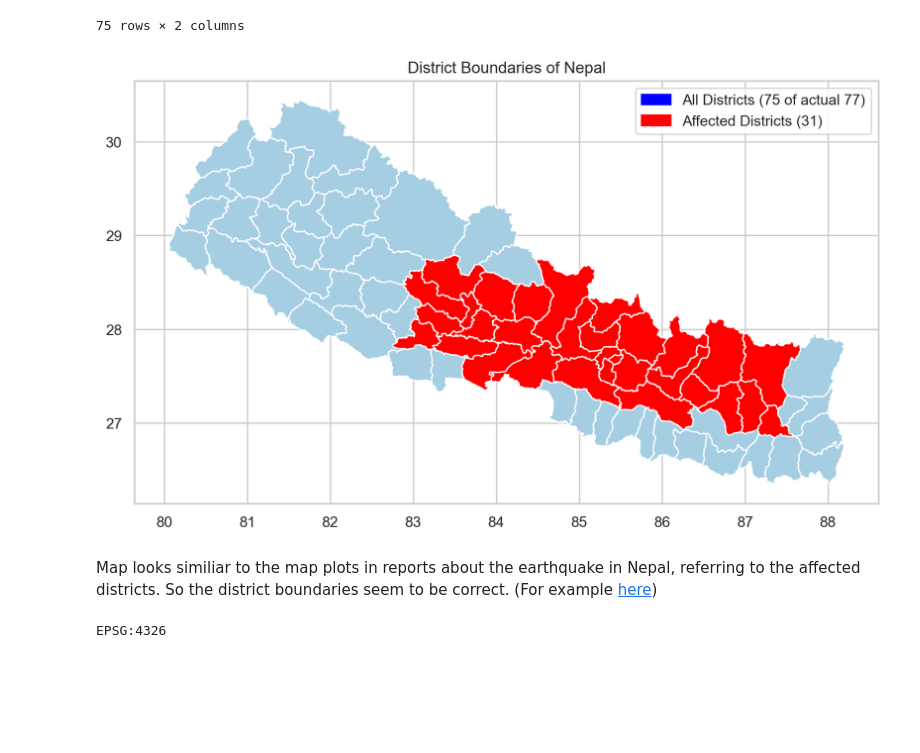
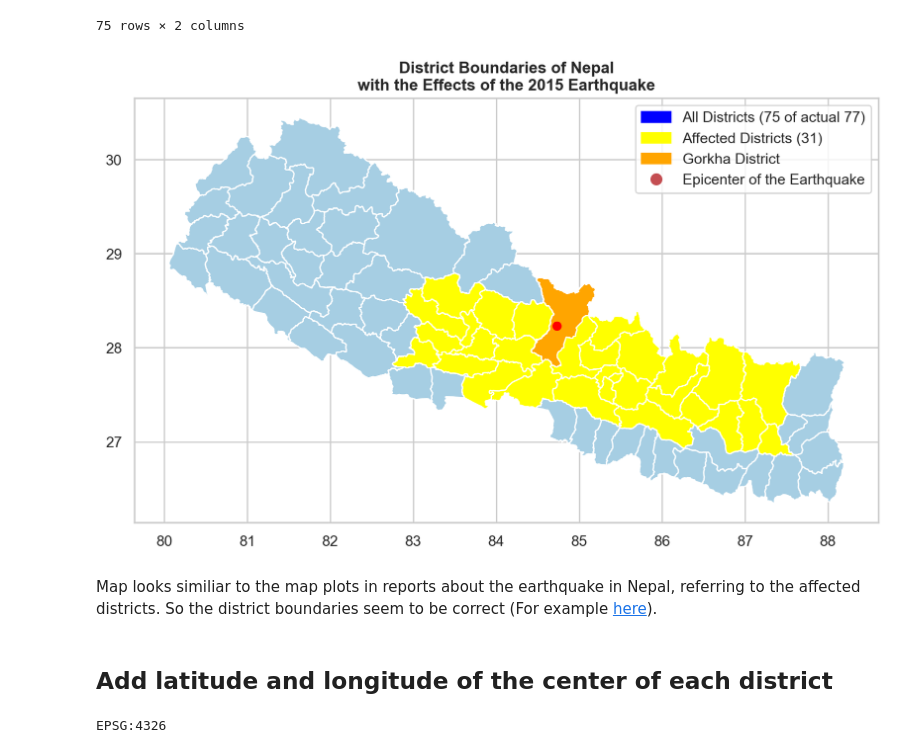
Before and after one commit to nina-prog/richters-predictor-modeling-earthquake-damage, a Jupyter notebook: notebooks/week06/week06-geo-level-mapping.ipynb, the cells around one changed output. Cells and saved outputs as stored; diff of their text form; code cells hidden in the pictures; blank space fills up the shorter version.

```diff
--- a/notebooks/week06/week06-geo-level-mapping.ipynb
+++ b/notebooks/week06/week06-geo-level-mapping.ipynb
@@ -112,26 +117,38 @@ gdf_districts
 # %%
 # Plot the district boundaries
 fig, ax = plt.subplots(figsize = (10,10))
 
 # Plot all districts
 gdf_districts.plot(ax=ax, label=f'All Districts ({gdf_districts.shape[0]} of actual 77)')
 # Plot only affected districts, where surcey has taken place
 affected_districts = gdf_districts[gdf_districts['district'].isin(df_survey_stats['district'])]
-affected_districts.plot(ax=ax, color='red', label=f'Affected Districts ({affected_districts.shape[0]})')
+affected_districts.plot(ax=ax, color='yellow', label=f'Affected Districts ({affected_districts.shape[0]})')
+# Plot district with epicenter of the earthquake
+district_gorkha = gdf_districts[gdf_districts['district'] == 'Gorkha']
+district_gorkha.plot(ax=ax, color='orange', label='Gorkha')
+# Plot the epicenter of the earthquake
+plt.plot(84.731, 28.230, 'o', color='red' ,label='Epicenter of the Earthquake')
 
 # Set title
-ax.set_title('District Boundaries of Nepal')
+ax.set_title('District Boundaries of Nepal' + '\n' + 'with the Effects of the 2015 Earthquake', fontweight='bold')
 # Create custom legend handles
 all_districts_handle = Patch(color='blue', label='All Districts (75 of actual 77)')
-affected_districts_handle = Patch(color='red', label='Affected Districts (31)')
+affected_districts_handle = Patch(color='yellow', label='Affected Districts (31)')
+gorkha_district_handle = Patch(color='orange', label='Gorkha District')
+epicenter_handle = Line2D([0], [0], marker='o', color='w', label='Epicenter of the Earthquake', markerfacecolor='r', markersize=10)
 # Display the legend with custom handles
-plt.legend(handles=[all_districts_handle, affected_districts_handle])
+ax.legend(handles=[all_districts_handle,
+                   affected_districts_handle,
+                   gorkha_district_handle,
+                   epicenter_handle], loc='upper right')
 # Show the plot
 plt.show()
 # %% [output]
-[figure, old version]
+[figure, new version]
 # %% [markdown]
-Map looks similiar to the map plots in reports about the earthquake in Nepal, referring to the affected districts. So the district boundaries seem to be correct. (For example [here](https://www.sciencedirect.com/topics/earth-and-planetary-sciences/gorkha-earthquake-2015))
+Map looks similiar to the map plots in reports about the earthquake in Nepal, referring to the affected districts. So the district boundaries seem to be correct (For example [here](https://www.sciencedirect.com/topics/earth-and-planetary-sciences/gorkha-earthquake-2015)).
+# %% [markdown]
+## Add latitude and longitude of the center of each district
 # %%
 geocoded_districts = gdf_districts.copy()
 # Get current CRS information
```
Also changed, not shown: parts of 35 cells of this notebook, 6 other files.
